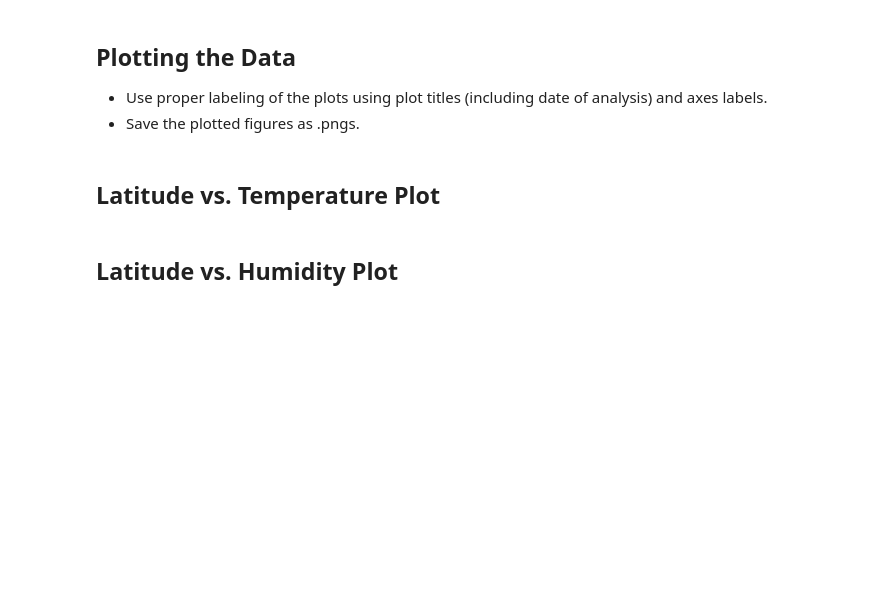
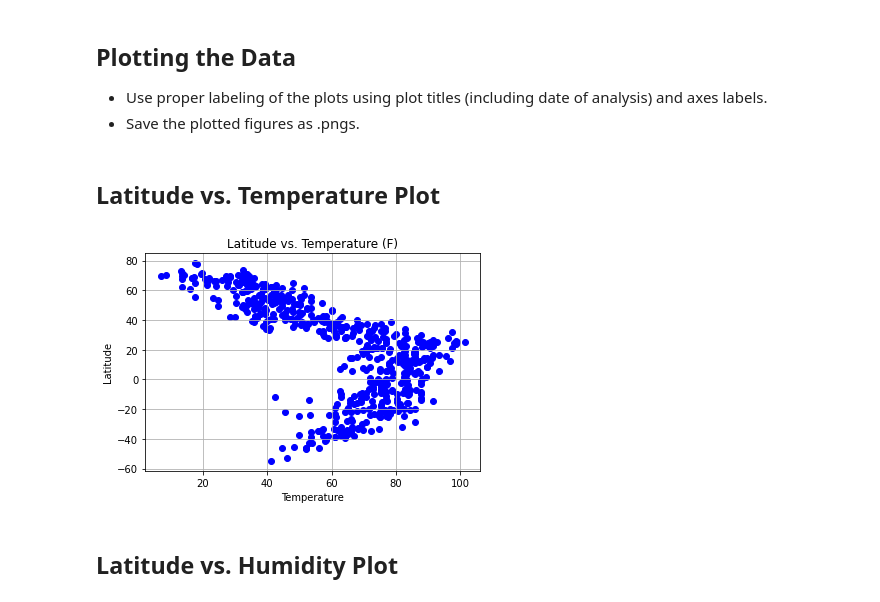
Before and after one commit to caseyjuergens/python-api-challenge, a Jupyter notebook: WeatherPy.ipynb, the cells around one changed output. Cells and saved outputs as stored; diff of their text form; code cells hidden in the pictures; blank space fills up the shorter version.

Commit message:
plotted all scatter plots

```diff
--- a/WeatherPy.ipynb
+++ b/WeatherPy.ipynb
@@ -69,22 +95,27 @@ url = "http://api.openweathermap.org/data/2.5/weather?"
 units= "imperial"
 
 citycount= 0
+
 query_url =f"{url}appid={weather_api_key}&units={units}&q="
-for i, city in enumerate (cities):
+
+
+for index, row in cities_df.iterrows():
+    city=row['City']
     try:
-        response=requests.get(query_url + city).json()
-        lat.append(response['coord']['lat'])
-        lon.append(response['coord']['lon'])
-        cityname.append(response['name'])
-        cityid.append(response['id'])
-        temp.append(response['main']['temp'])
-        humidity.append(response['main']['humidity'])
-        cloudy.append(response['clouds'])
-        wind.append(response['wind']['speed'])
+        response =requests.get(query_url + city).json()
+        cities_df.loc[index, "Latitude"] =response['coord']['lat']
+        cities_df.loc[index, "Longitude"]=response['coord']['lon']
+        cities_df.loc[index, "ID"] =response['id']
+        cities_df.loc[index, "Temperature"] =response['main']['temp']
+        cities_df.loc[index, "Humidity"] =response['main']['humidity']
+        cities_df.loc[index, "Cloudiness"] =response['clouds']['all']
+        cities_df.loc[index, "Wind Speed (mph)"]=response['wind']['speed']
 
-        print(f"Processing city: {i} city name: {city}")
+        print(f"Processing city: {citycount} city name: {city}")
+
+    #handle exceptions for city that isnt available
     except:
         print("skip")
         pass
-    i+=1
+    citycount+=1
 # %% [output]
@@ -168,3 +185,5 @@ Skip this step if there are no cities that have humidity > 100%.
 # %%
 # Make a new DataFrame equal to the city data to drop all humidity outliers by index.
 # Passing "inplace=False" will make a copy of the city_data DataFrame, which we call "clean_city_data".
+clean_city_data= cities_df.drop(index= [6, 20, 78, 162, 211, 307, 330, 348, 439, 568, 579, 580, 611])
+clean_city_data
@@ -174,5 +207,21 @@ Skip this step if there are no cities that have humidity > 100%.
 * Save the plotted figures as .pngs.
 # %% [markdown]
 ## Latitude vs. Temperature Plot
+# %%
+#use to_numeric() to make all the columns readable as numbers instead of strings
+clean_city_data['Temperature']= pd.to_numeric(clean_city_data['Temperature'])
+clean_city_data['Latitude']= pd.to_numeric(clean_city_data['Latitude'])
+clean_city_data['Humidity']= pd.to_numeric(clean_city_data['Humidity'])
+clean_city_data['Cloudiness']= pd.to_numeric(clean_city_data['Cloudiness'])
+clean_city_data['Wind Speed (mph)']= pd.to_numeric(clean_city_data['Wind Speed (mph)'])
+# %%
+plt.scatter(clean_city_data['Temperature'], clean_city_data['Latitude'], marker='o', color= 'blue')
+plt.grid()
+plt.xlabel("Temperature")
+plt.ylabel("Latitude")
+plt.title("Latitude vs. Temperature (F)")
+plt.show()
+# %% [output]
+[figure, added]
 # %% [markdown]
 ## Latitude vs. Humidity Plot
```
Also changed, not shown: parts of 18 cells of this notebook.
